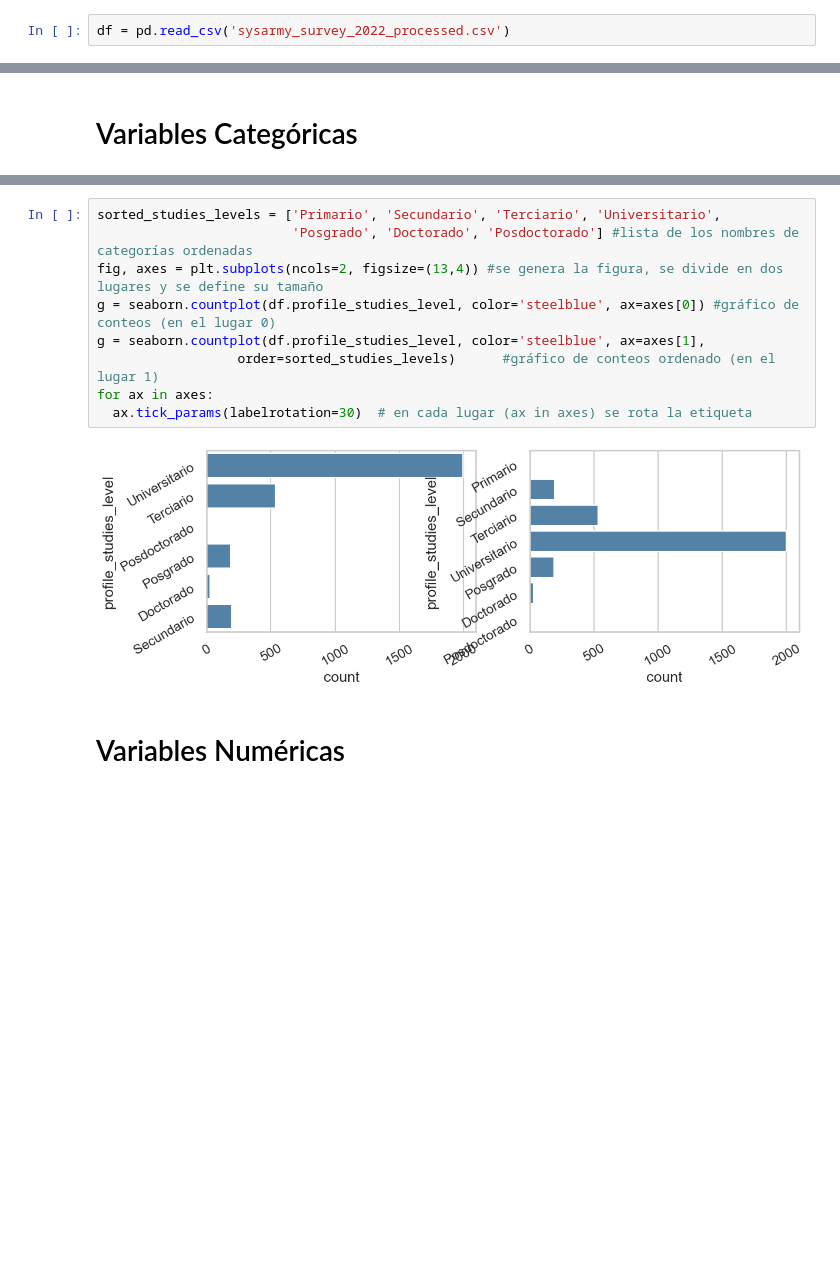
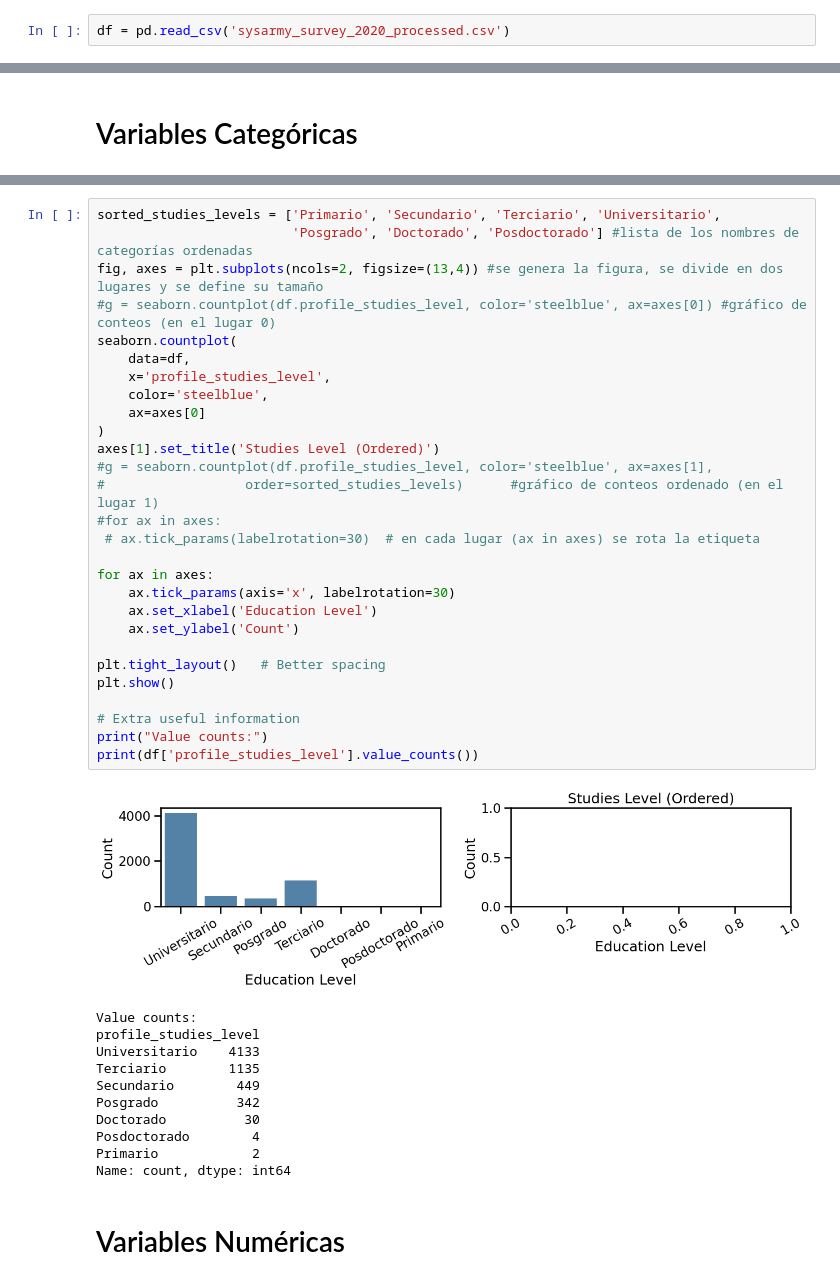
Before and after one commit to joseramoniglesias/Ciencia_Datos_Sicologia, a Jupyter notebook: Notebook/EL460_03_Varias_Variables_2025.ipynb, the cells around one changed output, grey strips where cells are left out. Saved outputs shown, nothing was run; the diff lists cells and outputs as text; blank space fills up the shorter version.

```diff
--- a/Notebook/EL460_03_Varias_Variables_2025.ipynb
+++ b/Notebook/EL460_03_Varias_Variables_2025.ipynb
@@ -22,7 +22,7 @@ seaborn.set_context('talk')
 
 En la notebook 00 se explican los detalles de la siguiente sección.
 # %%
-df = pd.read_csv('sysarmy_survey_2022_processed.csv')
+df = pd.read_csv('sysarmy_survey_2020_processed.csv')
 # %%
 df[:3]
 # %% [output]
@@ -45,14 +62,43 @@ AttributeError: 'DataFrame' object has no attribute 'profile_gender'
 # %%
 sorted_studies_levels = ['Primario', 'Secundario', 'Terciario', 'Universitario',
                          'Posgrado', 'Doctorado', 'Posdoctorado'] #lista de los nombres de categorías ordenadas
 fig, axes = plt.subplots(ncols=2, figsize=(13,4)) #se genera la figura, se divide en dos lugares y se define su tamaño
-g = seaborn.countplot(df.profile_studies_level, color='steelblue', ax=axes[0]) #gráfico de conteos (en el lugar 0)
-g = seaborn.countplot(df.profile_studies_level, color='steelblue', ax=axes[1],
-                  order=sorted_studies_levels)      #gráfico de conteos ordenado (en el lugar 1)
+#g = seaborn.countplot(df.profile_studies_level, color='steelblue', ax=axes[0]) #gráfico de conteos (en el lugar 0)
+seaborn.countplot(
+    data=df,
+    x='profile_studies_level',
+    color='steelblue',
+    ax=axes[0]
+)
+axes[1].set_title('Studies Level (Ordered)')
+#g = seaborn.countplot(df.profile_studies_level, color='steelblue', ax=axes[1],
+#                  order=sorted_studies_levels)      #gráfico de conteos ordenado (en el lugar 1)
+#for ax in axes:
+ # ax.tick_params(labelrotation=30)  # en cada lugar (ax in axes) se rota la etiqueta
+
 for ax in axes:
-  ax.tick_params(labelrotation=30)  # en cada lugar (ax in axes) se rota la etiqueta
+    ax.tick_params(axis='x', labelrotation=30)
+    ax.set_xlabel('Education Level')
+    ax.set_ylabel('Count')
+
+plt.tight_layout()   # Better spacing
+plt.show()
+
+# Extra useful information
+print("Value counts:")
+print(df['profile_studies_level'].value_counts())
 # %% [output]
-[figure, old version]
+[figure, new version]
+Value counts:
+profile_studies_level
+Universitario    4133
+Terciario        1135
+Secundario        449
+Posgrado          342
+Doctorado          30
+Posdoctorado        4
+Primario            2
+Name: count, dtype: int64
 # %% [markdown]
 # Variables Numéricas
 # %%
```
Also changed, not shown: parts of 21 cells of this notebook, 1 other file.
